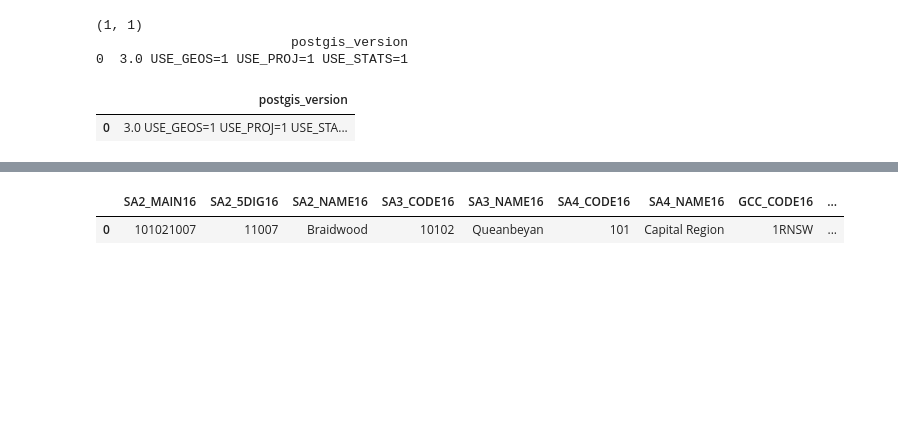
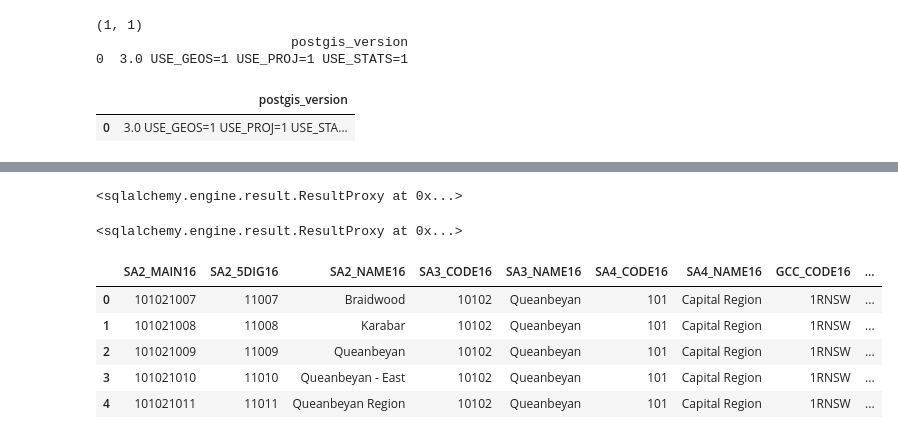
Before and after one commit to gary0505lou/DATA2001, a Jupyter notebook: Assignment.ipynb, the cells around one changed output, grey strips where cells are left out. Drawn from its saved outputs; the diff is of its cells as text; code cells hidden in the pictures; blank space fills up the shorter version.

```diff
--- a/Assignment.ipynb
+++ b/Assignment.ipynb
@@ -205,6 +212,15 @@ def create_wkt_element(geom,srid):
     if (geom.geom_type == 'Polygon'):
         geom = MultiPolygon([geom]) # Changes polygon type to multipolygon type
     return WKTElement(geom.wkt, srid)
+# %%
+conn.execute("DROP TABLE IF EXISTS businessstats")
+conn.execute("DROP TABLE IF EXISTS sa2_2016_aust")
+# %% [output]
+<sqlalchemy.engine.result.ResultProxy at 0x...>
+# %%
+conn.execute("DROP TABLE IF EXISTS rfsnsw_bfpl")
+# %% [output]
+<sqlalchemy.engine.result.ResultProxy at 0x...>
 # %%
 neighbourhoods_data = pd.read_csv("Neighbourhoods.csv") # ABS
 
@@ -222,9 +238,14 @@ table_name = "buss_stat"
 buss_stat_data.to_sql(table_name, con=conn, if_exists='replace',index=False)
 # %%
 boundaries = gpd.read_file( os.path.join(data_path, "SA2_2016_AUST.shp") ) # GDA94
+boundaries.head()
 # %% [output]
 |  | SA2_MAIN16 | SA2_5DIG16 | SA2_NAME16 | SA3_CODE16 | SA3_NAME16 | SA4_CODE16 | SA4_NAME16 | GCC_CODE16 | ... |
 | 0 | 101021007 | 11007 | Braidwood | 10102 | Queanbeyan | 101 | Capital Region | 1RNSW | ... |
+| 1 | 101021008 | 11008 | Karabar | 10102 | Queanbeyan | 101 | Capital Region | 1RNSW | ... |
+| 2 | 101021009 | 11009 | Queanbeyan | 10102 | Queanbeyan | 101 | Capital Region | 1RNSW | ... |
+| 3 | 101021010 | 11010 | Queanbeyan - East | 10102 | Queanbeyan | 101 | Capital Region | 1RNSW | ... |
+| 4 | 101021011 | 11011 | Queanbeyan Region | 10102 | Queanbeyan | 101 | Capital Region | 1RNSW | ... |
 # %%
 # Remove rows with None
 boundaries_clean = boundaries.dropna()
```
Also changed, not shown: parts of 8 cells of this notebook.
